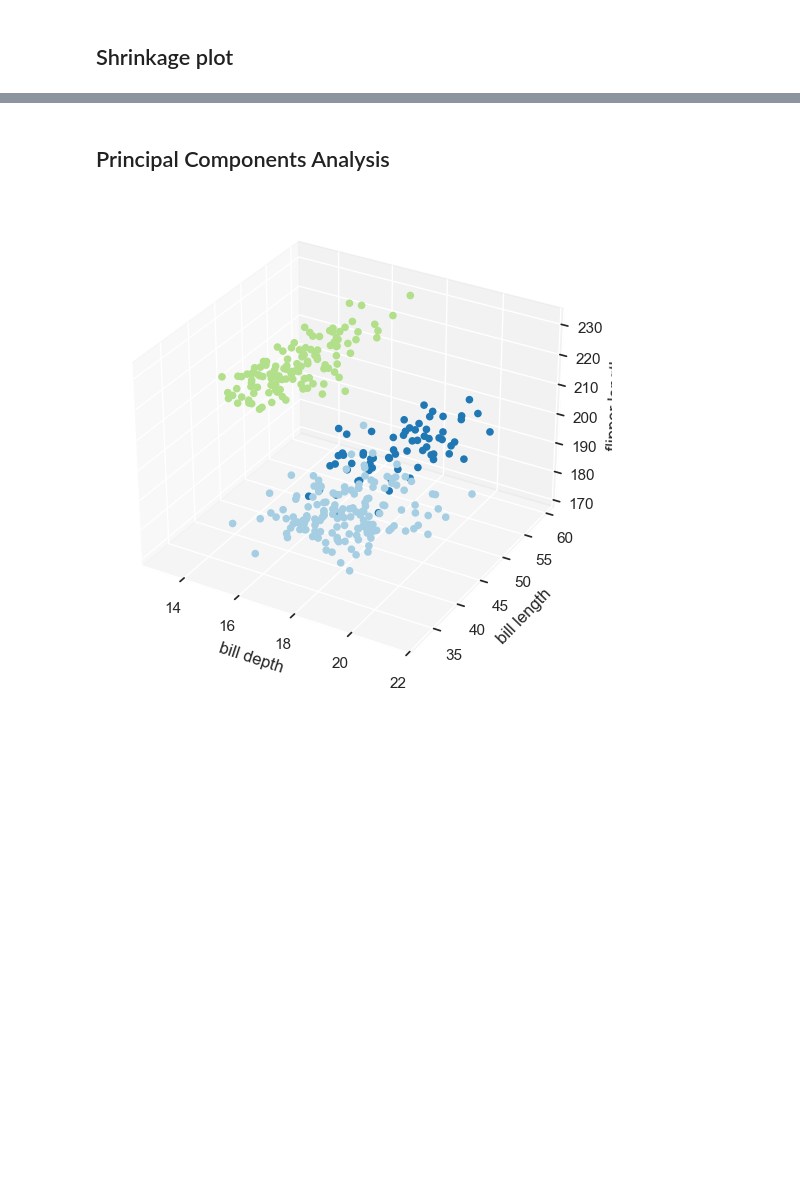
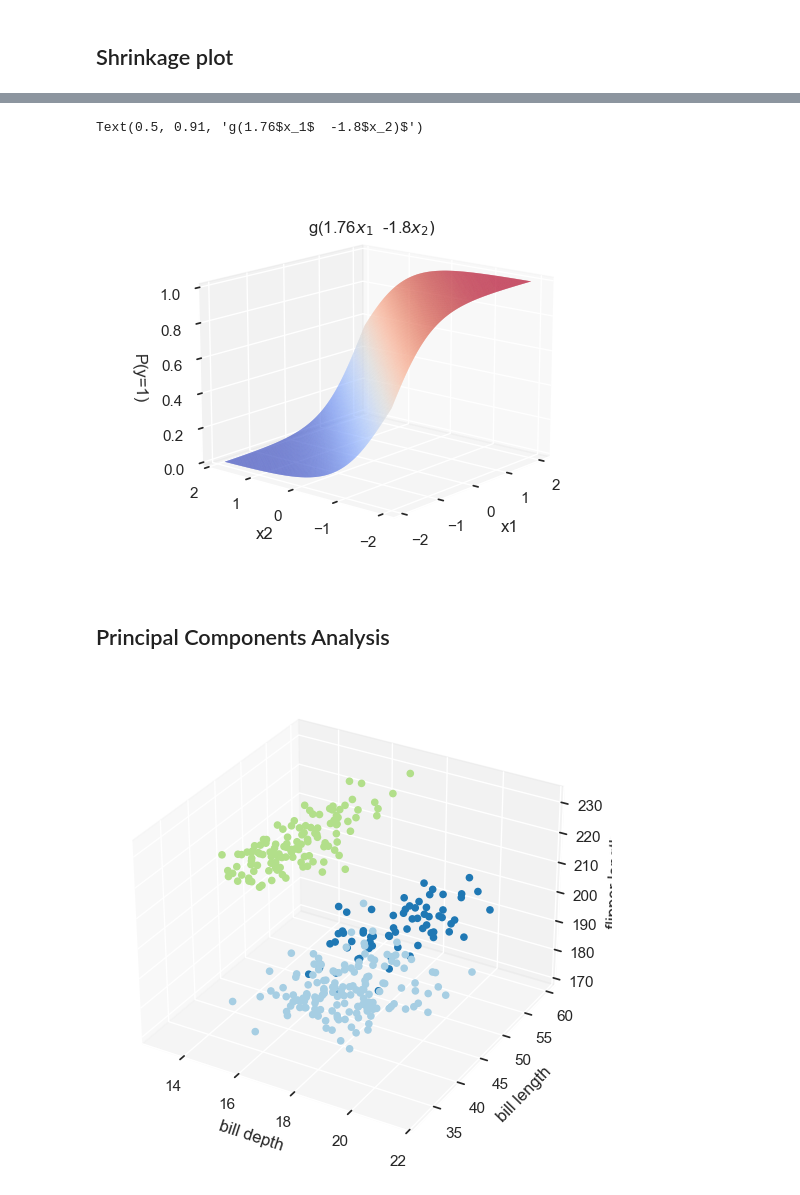
Before and after one commit to moran-teaching/msds534-website, a Jupyter notebook: lec-1/lecture-1.ipynb, the cells around one changed output, grey strips where cells are left out. Saved outputs shown, nothing was run; the diff lists cells and outputs as text; code cells hidden in the pictures; blank space fills up the shorter version.

```diff
--- a/lec-1/lecture-1.ipynb
+++ b/lec-1/lecture-1.ipynb
@@ -305,3 +306,34 @@ Text(0.5, -2.2, '$\\bf P(Y=1)>0.5$')
+# %%
+# Create a meshgrid for x1 and x2
+x1_range = np.linspace(x[:, 0].min(), x[:, 0].max(), 200)
+x2_range = np.linspace(x[:, 1].min(), x[:, 1].max(), 200)
+X1, X2 = np.meshgrid(x1_range, x2_range)
+
+# Compute the sigmoid function using the fitted logistic regression coefficients
+Z = 1 / (1 + np.exp(-(log_fit.intercept_[0] + log_fit.coef_[0,0]*X1 + log_fit.coef_[0,1]*X2)))
+
+fig = plt.figure(figsize=(5, 7))
+ax = fig.add_subplot(111, projection='3d')
+
+# Set background to white
+ax.set_facecolor('white')
+fig.patch.set_facecolor('white')
+
+# Plot with smooth color transitions
+surf = ax.plot_surface(X1, X2, Z, cmap='coolwarm', antialiased=True, linewidth=0, rstride=1, cstride=1)
+
+ax.view_init(elev=15, azim=65+155)
+ax.set_xlabel('x1')
+ax.set_ylabel('x2')
+ax.set_zlabel(r'P(y=1)')
+
+ax.set_title(" "*115)
+ax.text2D(0.5, 0.91, r'g(' + str(round(coeffs[0], 2)) + r'$x_1$  ' +
+         str(round(coeffs[1], 2)) + r'$x_2)$',
+         transform=ax.transAxes, ha='center', va='top')
+# %% [output]
+Text(0.5, 0.91, 'g(1.76$x_1$  -1.8$x_2)$')
+[figure, added]
 # %% [markdown]
 ## Principal Components Analysis
 # %%
```
Also changed, not shown: parts of 24 cells of this notebook, 29 other files.
